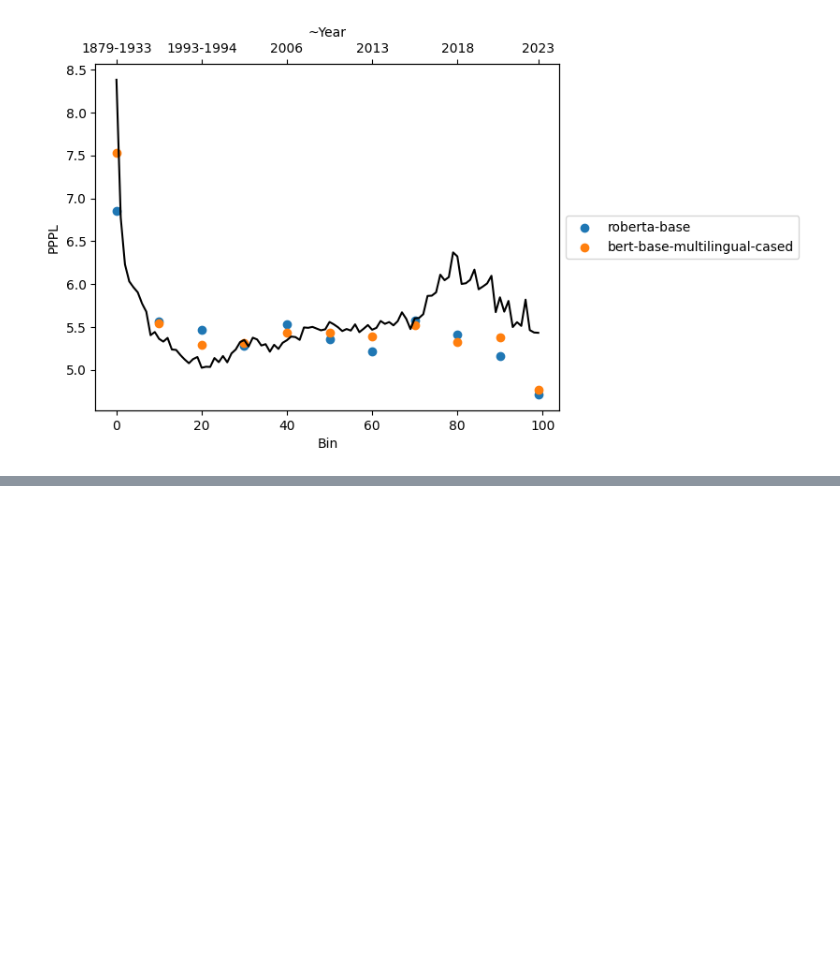
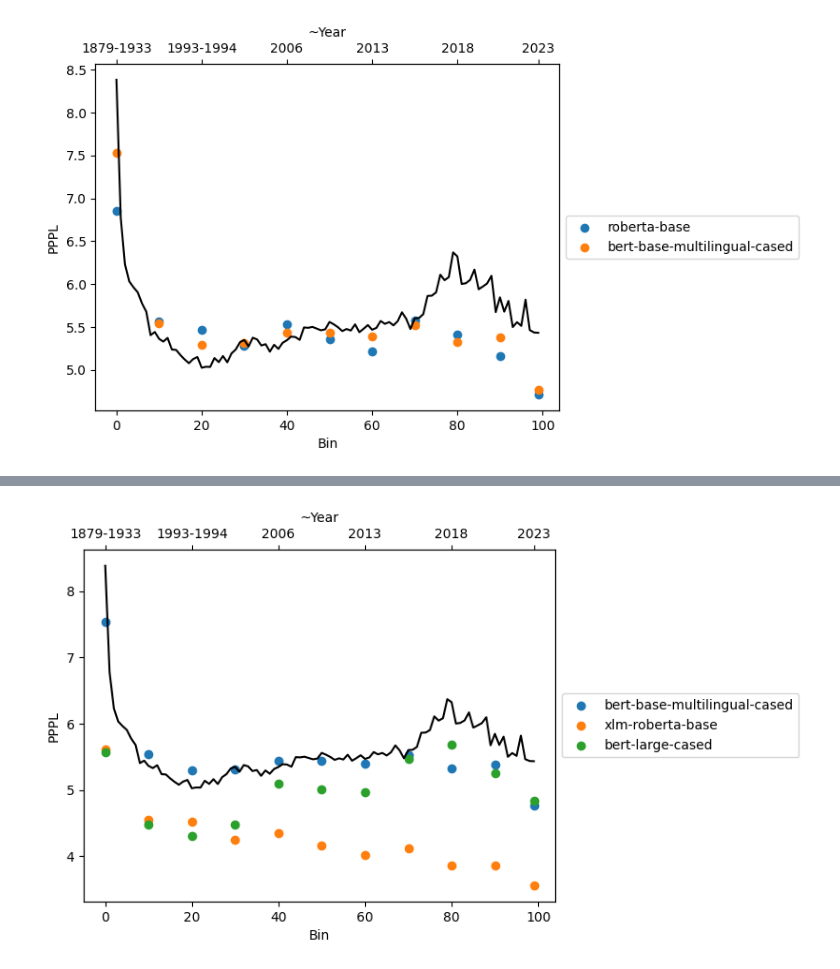
Before and after one commit to kwchurch/JSALT_Better_Together, a Jupyter notebook: lm_perplexity/vis/vis-on-server.ipynb, the cells around one changed output, grey strips where cells are left out. Cells and saved outputs as stored; diff of their text form; code cells hidden in the pictures; blank space fills up the shorter version.

```diff
--- a/lm_perplexity/vis/vis-on-server.ipynb
+++ b/lm_perplexity/vis/vis-on-server.ipynb
@@ -93,0 +96,10 @@ fig, ax = plot_10bins(mr_arrays)
+# %%
+multilingual_vs_large = {
+    'multilingual' : ['bert-base-multilingual-cased', 'xlm-roberta-base'],
+    'filter_newline' : ['bert-large-cased']
+}
+
+mvl_arrays = get_dict_of_arrays(multilingual_vs_large)
+fig, ax = plot_10bins(mvl_arrays)
+# %% [output]
+[figure, added]
```
Also changed, not shown: parts of 2 cells of this notebook, 2 other files.
